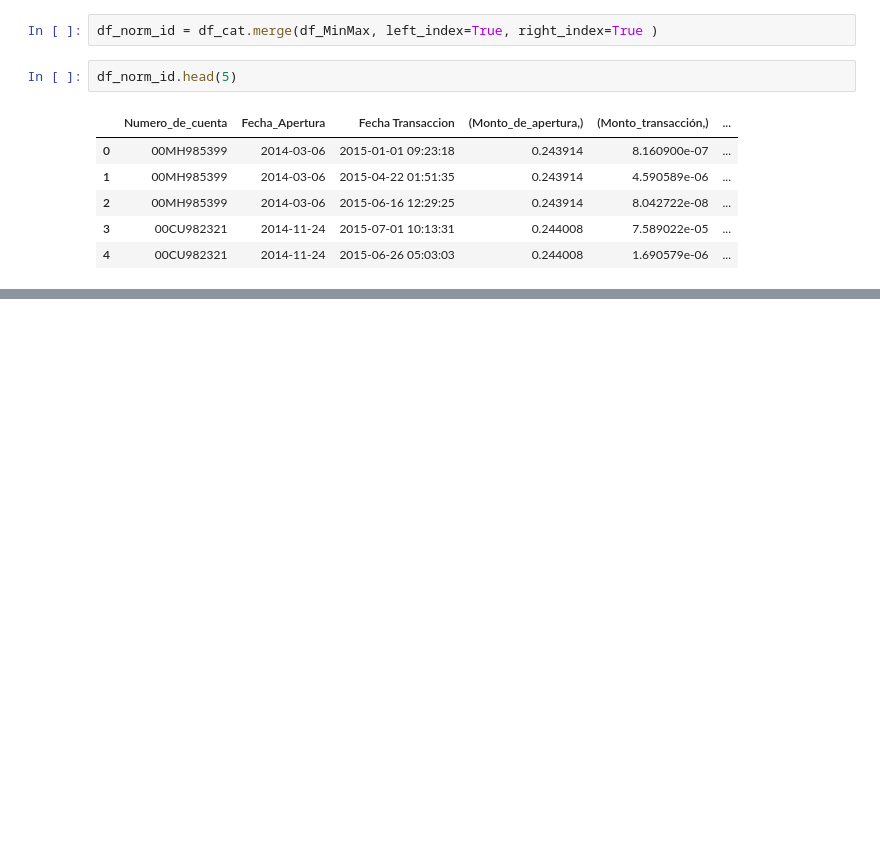
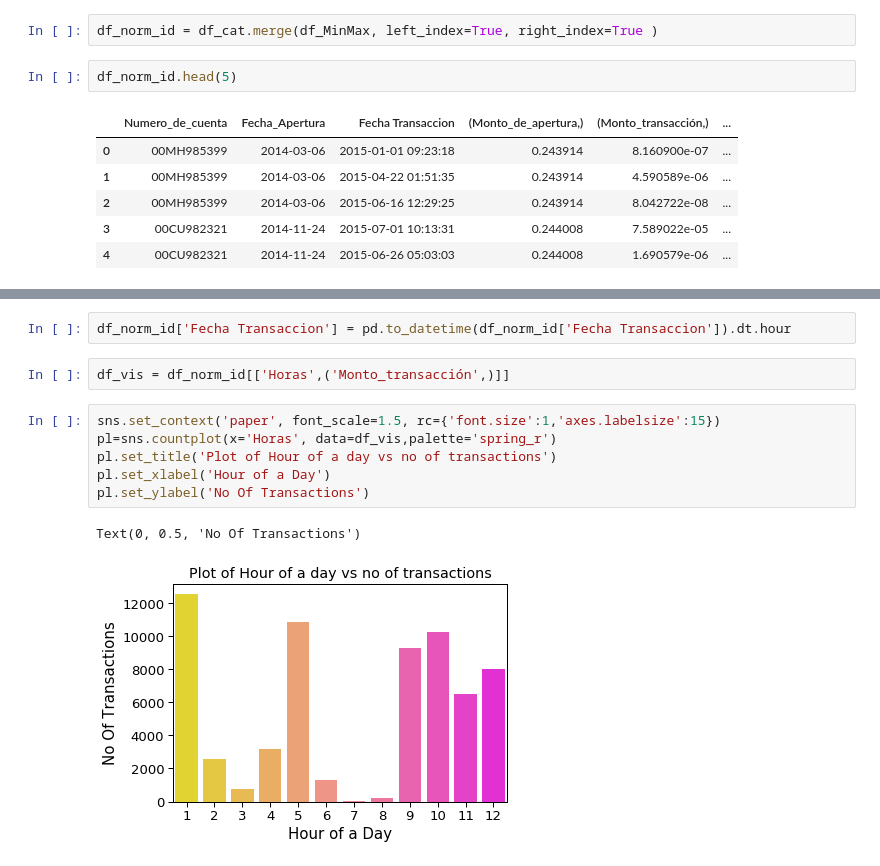
Before and after one commit to jcardon/credit_card_fraud_detection, a Jupyter notebook: credit_card_fraud_detection.ipynb, the cells around one changed output, grey strips where cells are left out. Saved outputs shown, nothing was run; the diff lists cells and outputs as text; blank space fills up the shorter version.

```diff
--- a/credit_card_fraud_detection.ipynb
+++ b/credit_card_fraud_detection.ipynb
@@ -737,0 +789,13 @@ df_norm_id.head(5)
+# %%
+df_norm_id['Fecha Transaccion'] = pd.to_datetime(df_norm_id['Fecha Transaccion']).dt.hour
+# %%
+df_vis = df_norm_id[['Horas',('Monto_transacción',)]]
+# %%
+sns.set_context('paper', font_scale=1.5, rc={'font.size':1,'axes.labelsize':15})
+pl=sns.countplot(x='Horas', data=df_vis,palette='spring_r')
+pl.set_title('Plot of Hour of a day vs no of transactions')
+pl.set_xlabel('Hour of a Day')
+pl.set_ylabel('No Of Transactions')
+# %% [output]
+Text(0, 0.5, 'No Of Transactions')
+[figure, added]
```
Also changed, not shown: parts of 14 cells of this notebook.
